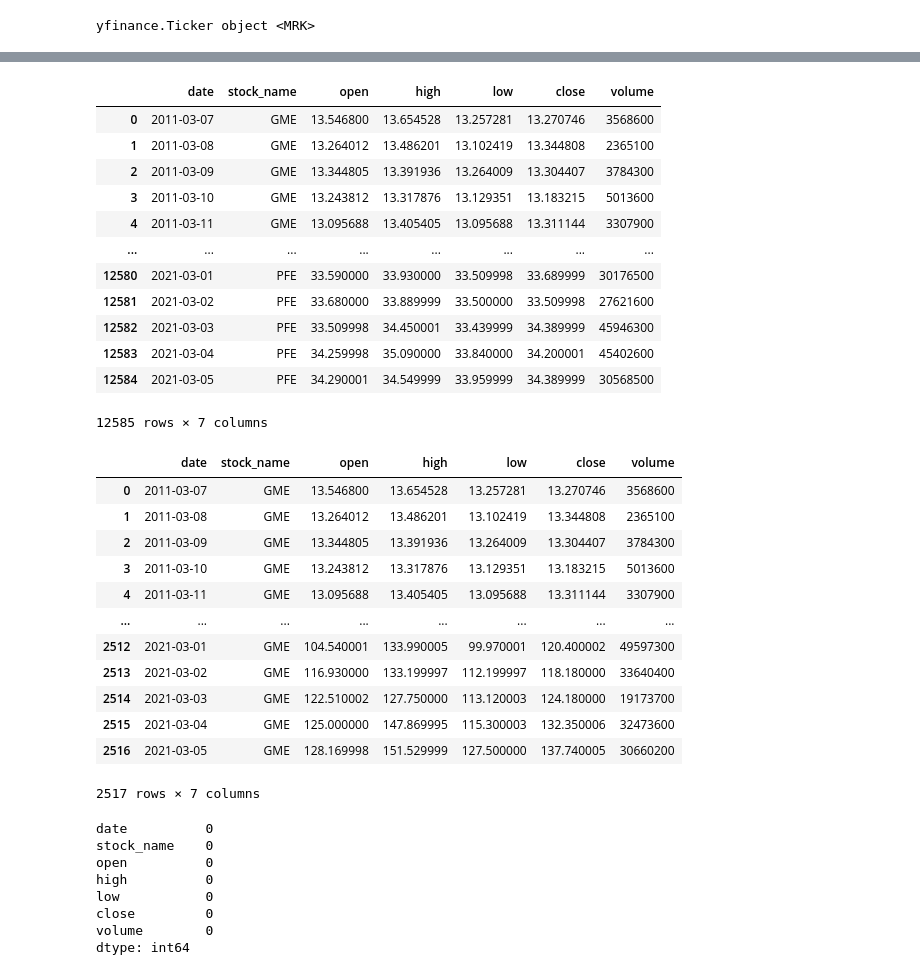
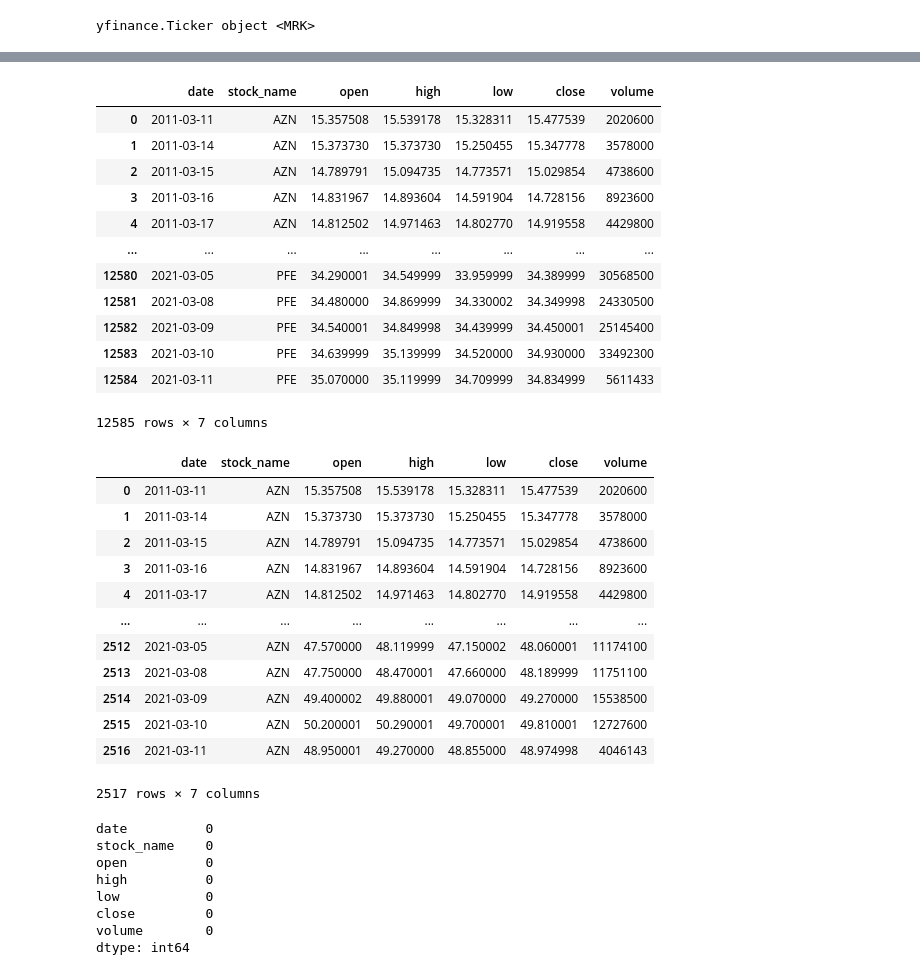
Before and after one commit to kdevanath/Pharma-Stock-ML, a Jupyter notebook: Stock_data.ipynb, the cells around one changed output, grey strips where cells are left out. Saved outputs shown, nothing was run; the diff lists cells and outputs as text; code cells hidden in the pictures.

```diff
--- a/Stock_data.ipynb
+++ b/Stock_data.ipynb
@@ -6,7 +6,7 @@ import matplotlib.pyplot as plt
 # %%
 #API calls
 #AstraZeneca
-azn = yf.Ticker("GME")
+azn = yf.Ticker("AZN")
 #Bristol Myers Squibb
 bmy = yf.Ticker("BMY")
 #Johnson & Johnson
@@ -54,7 +54,7 @@ mrk_df = pd.DataFrame(mrk_data)
 pfe_df = pd.DataFrame(pfe_data)
 # %%
 #Inserting an identifier to know which stock the information came from
-azn_df.insert(0, 'stock_name', 'GME')
+azn_df.insert(0, 'stock_name', 'AZN')
 bmy_df.insert(0, 'stock_name', 'BMY')
 jnj_df.insert(0, 'stock_name', 'JNJ')
 mrk_df.insert(0, 'stock_name', 'MRK')
@@ -98,17 +98,17 @@ stock_df.rename(columns={"Date":"date",
 stock_df
 # %% [output]
 |  | date | stock_name | open | high | low | close | volume |
-| 0 | 2011-03-07 | GME | 13.546800 | 13.654528 | 13.257281 | 13.270746 | 3568600 |
-| 1 | 2011-03-08 | GME | 13.264012 | 13.486201 | 13.102419 | 13.344808 | 2365100 |
-| 2 | 2011-03-09 | GME | 13.344805 | 13.391936 | 13.264009 | 13.304407 | 3784300 |
-| 3 | 2011-03-10 | GME | 13.243812 | 13.317876 | 13.129351 | 13.183215 | 5013600 |
-| 4 | 2011-03-11 | GME | 13.095688 | 13.405405 | 13.095688 | 13.311144 | 3307900 |
+| 0 | 2011-03-11 | AZN | 15.357508 | 15.539178 | 15.328311 | 15.477539 | 2020600 |
+| 1 | 2011-03-14 | AZN | 15.373730 | 15.373730 | 15.250455 | 15.347778 | 3578000 |
+| 2 | 2011-03-15 | AZN | 14.789791 | 15.094735 | 14.773571 | 15.029854 | 4738600 |
+| 3 | 2011-03-16 | AZN | 14.831967 | 14.893604 | 14.591904 | 14.728156 | 8923600 |
+| 4 | 2011-03-17 | AZN | 14.812502 | 14.971463 | 14.802770 | 14.919558 | 4429800 |
 | ... | ... | ... | ... | ... | ... | ... | ... |
-| 12580 | 2021-03-01 | PFE | 33.590000 | 33.930000 | 33.509998 | 33.689999 | 30176500 |
-| 12581 | 2021-03-02 | PFE | 33.680000 | 33.889999 | 33.500000 | 33.509998 | 27621600 |
-| 12582 | 2021-03-03 | PFE | 33.509998 | 34.450001 | 33.439999 | 34.389999 | 45946300 |
-| 12583 | 2021-03-04 | PFE | 34.259998 | 35.090000 | 33.840000 | 34.200001 | 45402600 |
-| 12584 | 2021-03-05 | PFE | 34.290001 | 34.549999 | 33.959999 | 34.389999 | 30568500 |
+| 12580 | 2021-03-05 | PFE | 34.290001 | 34.549999 | 33.959999 | 34.389999 | 30568500 |
+| 12581 | 2021-03-08 | PFE | 34.480000 | 34.869999 | 34.330002 | 34.349998 | 24330500 |
+| 12582 | 2021-03-09 | PFE | 34.540001 | 34.849998 | 34.439999 | 34.450001 | 25145400 |
+| 12583 | 2021-03-10 | PFE | 34.639999 | 35.139999 | 34.520000 | 34.930000 | 33492300 |
+| 12584 | 2021-03-11 | PFE | 35.070000 | 35.119999 | 34.709999 | 34.834999 | 5611433 |
 12585 rows × 7 columns
 # %%
 stock_df['date'] = pd.to_datetime(stock_df['date'])
@@ -119,22 +119,22 @@ from pandas import datetime
 from statsmodels.tsa.arima_model import ARIMA
 from sklearn.metrics import mean_squared_error
 # %%
-azn_df = stock_df[stock_df['stock_name'] == 'GME']
+azn_df = stock_df[stock_df['stock_name'] == 'AZN']
 #azn_df = azn_df.set_index('date')
 azn_df
 # %% [output]
 |  | date | stock_name | open | high | low | close | volume |
-| 0 | 2011-03-07 | GME | 13.546800 | 13.654528 | 13.257281 | 13.270746 | 3568600 |
-| 1 | 2011-03-08 | GME | 13.264012 | 13.486201 | 13.102419 | 13.344808 | 2365100 |
-| 2 | 2011-03-09 | GME | 13.344805 | 13.391936 | 13.264009 | 13.304407 | 3784300 |
-| 3 | 2011-03-10 | GME | 13.243812 | 13.317876 | 13.129351 | 13.183215 | 5013600 |
-| 4 | 2011-03-11 | GME | 13.095688 | 13.405405 | 13.095688 | 13.311144 | 3307900 |
+| 0 | 2011-03-11 | AZN | 15.357508 | 15.539178 | 15.328311 | 15.477539 | 2020600 |
+| 1 | 2011-03-14 | AZN | 15.373730 | 15.373730 | 15.250455 | 15.347778 | 3578000 |
+| 2 | 2011-03-15 | AZN | 14.789791 | 15.094735 | 14.773571 | 15.029854 | 4738600 |
+| 3 | 2011-03-16 | AZN | 14.831967 | 14.893604 | 14.591904 | 14.728156 | 8923600 |
+| 4 | 2011-03-17 | AZN | 14.812502 | 14.971463 | 14.802770 | 14.919558 | 4429800 |
 | ... | ... | ... | ... | ... | ... | ... | ... |
-| 2512 | 2021-03-01 | GME | 104.540001 | 133.990005 | 99.970001 | 120.400002 | 49597300 |
-| 2513 | 2021-03-02 | GME | 116.930000 | 133.199997 | 112.199997 | 118.180000 | 33640400 |
-| 2514 | 2021-03-03 | GME | 122.510002 | 127.750000 | 113.120003 | 124.180000 | 19173700 |
-| 2515 | 2021-03-04 | GME | 125.000000 | 147.869995 | 115.300003 | 132.350006 | 32473600 |
-| 2516 | 2021-03-05 | GME | 128.169998 | 151.529999 | 127.500000 | 137.740005 | 30660200 |
+| 2512 | 2021-03-05 | AZN | 47.570000 | 48.119999 | 47.150002 | 48.060001 | 11174100 |
+| 2513 | 2021-03-08 | AZN | 47.750000 | 48.470001 | 47.660000 | 48.189999 | 11751100 |
+| 2514 | 2021-03-09 | AZN | 49.400002 | 49.880001 | 49.070000 | 49.270000 | 15538500 |
+| 2515 | 2021-03-10 | AZN | 50.200001 | 50.290001 | 49.700001 | 49.810001 | 12727600 |
+| 2516 | 2021-03-11 | AZN | 48.950001 | 49.270000 | 48.855000 | 48.974998 | 4046143 |
 2517 rows × 7 columns
 # %%
 azn_df.isnull().sum()
```
Also changed, not shown: parts of 20 cells of this notebook, 6 other files.
